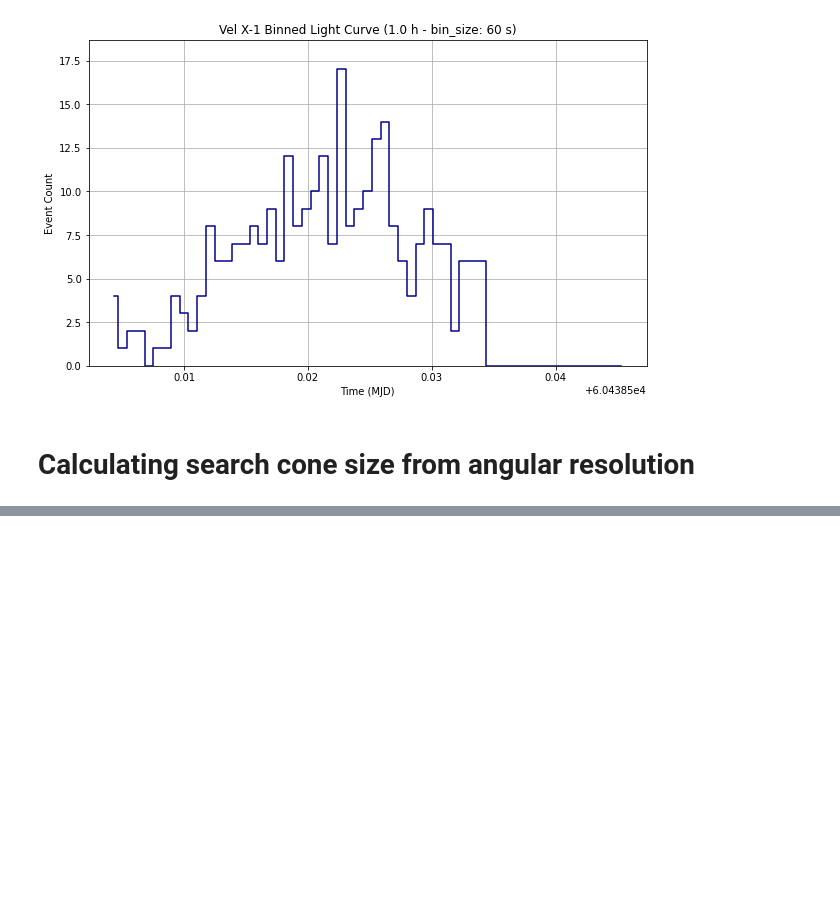
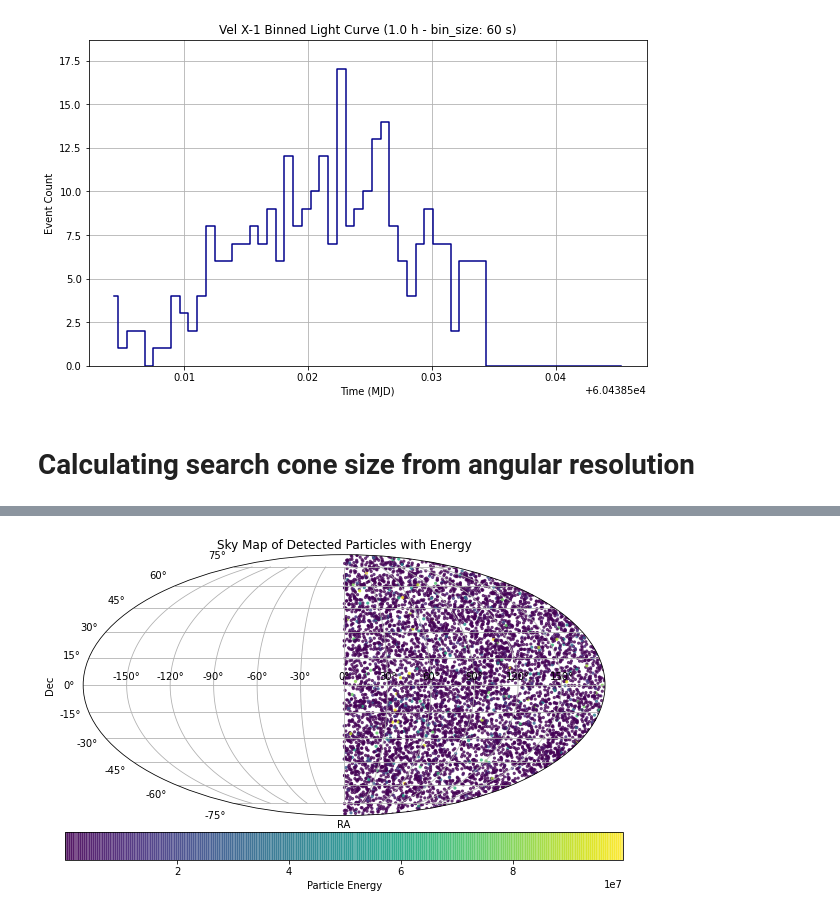
Before and after one commit to rodrigruiz/psr, a Jupyter notebook: src/notebooks/TestNotebook.ipynb, the cells around one changed output, grey strips where cells are left out. Saved outputs shown, nothing was run; the diff lists cells and outputs as text; code cells hidden in the pictures; blank space fills up the shorter version.

```diff
--- a/src/notebooks/TestNotebook.ipynb
+++ b/src/notebooks/TestNotebook.ipynb
@@ -3851,0 +4204,8 @@ Fermi Data:  ['https://fermi.gsfc.nasa.gov/FTP/fermi/data/lat/queries/L241104102
+# %%
+import h5py
+from astropy.io.misc.hdf5 import write_table_hdf5, read_table_hdf5
+from km3astro.io import load_hdf5_tables
+# path = '/home/hpc/capn/capn107h/software/nextflow_output/signal/mcv8.1.gsg_combined_eventlist_corrected_0.0035Hz_1.0-signal_mvm.hdf5'
+# path = '/home/hpc/capn/capn107h/software/nextflow_output/combined_eventlists/mcv8.1.gsg_combined_eventlist.hdf5'
+path = '/home/hpc/capn/capn107h/software/nextflow_output/input/mcv8.1.gsg_anue-CCHEDIS_1e2-1e8GeV.sirene.jterbr00013298.jchain.aashower.11_arca.h5'
+file = load_hdf5_tables(path)
@@ -3851,0 +4215,23 @@ Fermi Data:  ['https://fermi.gsfc.nasa.gov/FTP/fermi/data/lat/queries/L241104102
+# %%
+from km3astro.coord import local_event#
+
+from astropy.coordinates import AltAz, EarthLocation, SkyCoord
+from astropy.time import Time
+
+detector_location = 'arca'
+
+energy = file.mc_table['energy']
+times = file.id_table['timeslice_utc_time']
+phi_det = file.mc_table['phi_detectorframe']
+theta_det = file.mc_table['theta_detectorframe']
+
+event_location = local_event(np.array(theta_det), np.array(phi_det), times, detector_location)
+print(event_location)
+
+event_location_icrs = event_location.transform_to('icrs')
+
+# Extract RA and Dec
+ra = event_location_icrs.ra
+dec = event_location_icrs.dec
+
+print(f"RA: {ra}, Dec: {dec}")
@@ -3851,0 +4247,4 @@ Fermi Data:  ['https://fermi.gsfc.nasa.gov/FTP/fermi/data/lat/queries/L241104102
+# %%
+plot_energy_sky_map(ra, dec, energy)
+# %% [output]
+[figure, added]
```
Also changed, not shown: parts of 80 cells of this notebook, 10 other files.
